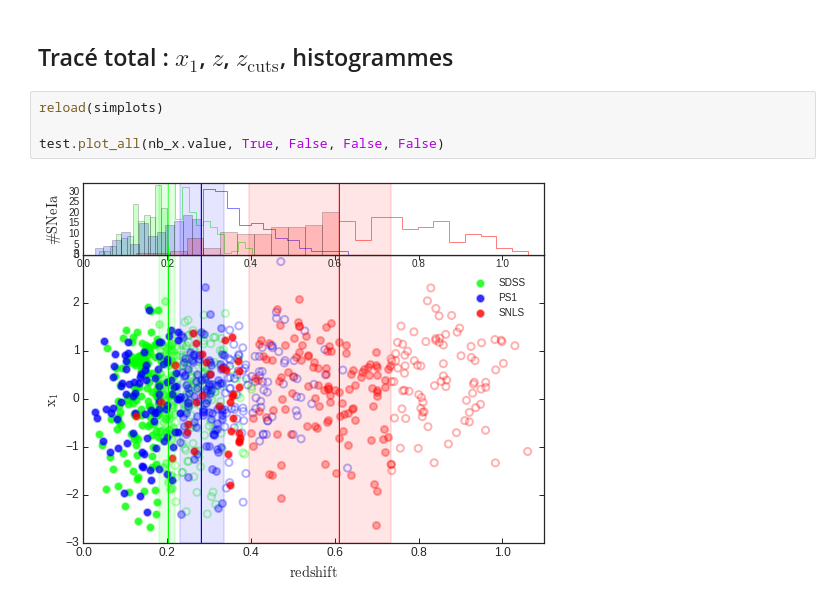
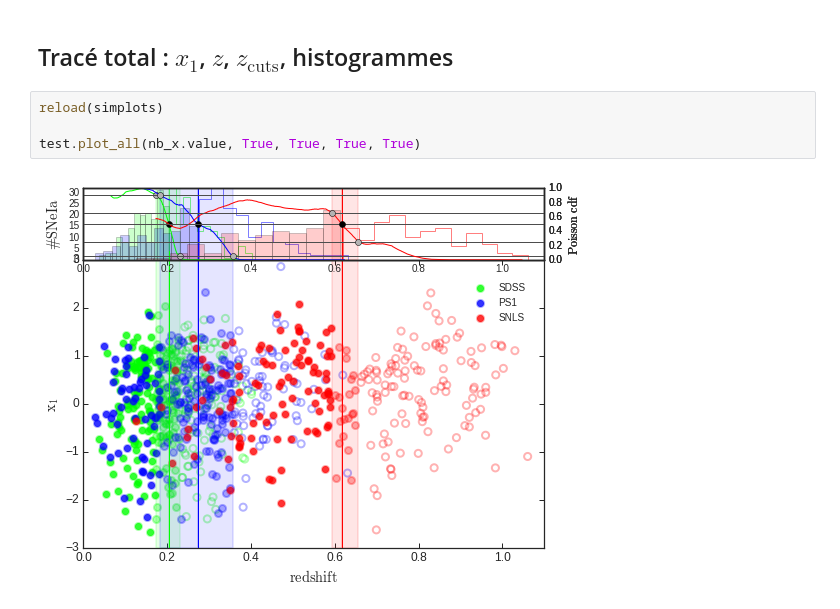
Before and after one commit to Nora-n/variaIa, a Jupyter notebook: notebooks/plots_simple.ipynb, the cells around one changed output. Saved outputs shown, nothing was run; the diff lists cells and outputs as text.

```diff
--- a/notebooks/plots_simple.ipynb
+++ b/notebooks/plots_simple.ipynb
@@ -74,6 +74,6 @@ fig=plt.gcf()
 # %%
 reload(simplots)
 
-test.plot_all(nb_x.value, True, False, False, False)
+test.plot_all(nb_x.value, True, True, True, True)
 # %% [output]
-[figure, old version]
+[figure, new version]
```
Also changed, not shown: parts of 14 cells of this notebook, 5 other files.
